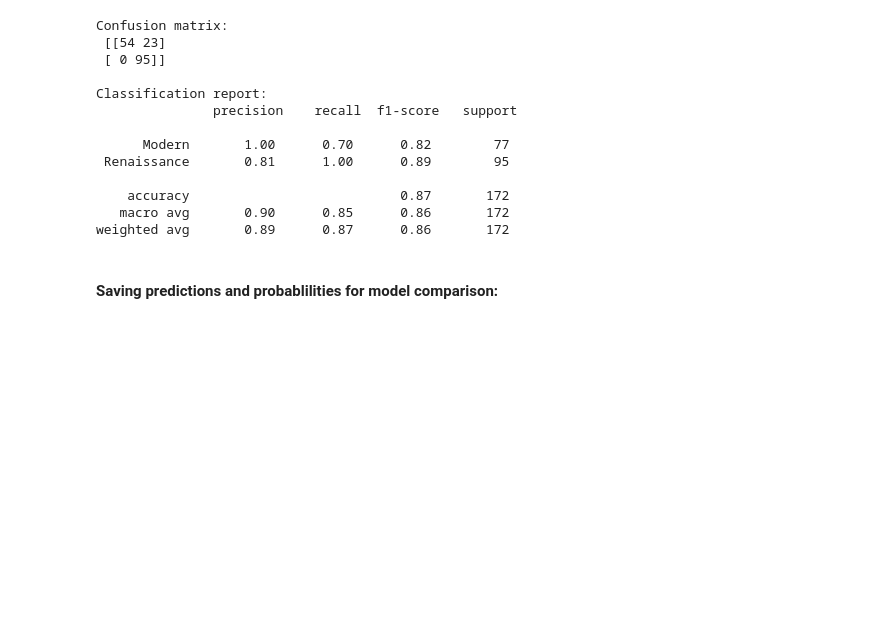
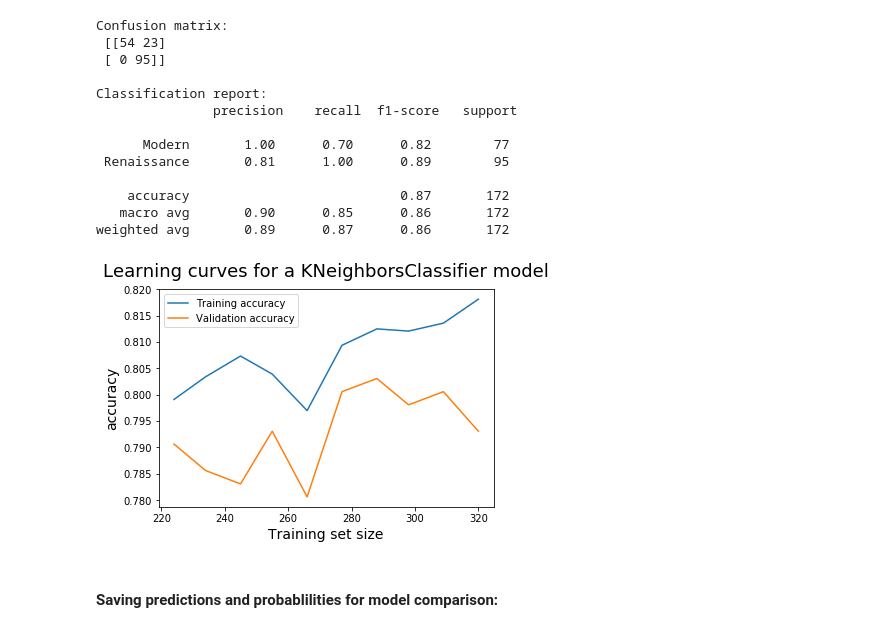
Before and after one commit to MATF-istrazivanje-podataka-1/2023_Data_Mining_Poetry_Dataset, a Jupyter notebook: classification/KNN.ipynb, the cells around one changed output. Saved outputs shown, nothing was run; the diff lists cells and outputs as text; code cells hidden in the pictures; blank space fills up the shorter version.

```diff
--- a/classification/KNN.ipynb
+++ b/classification/KNN.ipynb
@@ -22,6 +23,23 @@ y_train = np.ravel(pd.read_csv('../data/train/y_train.csv'))
 def report(Y, pred):
     print('Confusion matrix: \n', confusion_matrix(Y, pred))
     print('\nClassification report: \n', classification_report(Y, pred, zero_division=True))
+# %%
+def learning_curves(estimator, X, Y, train_sizes, cv, scoring = "accuracy"):
+
+    train_sizes, train_scores, validation_scores = learning_curve(
+    estimator, X, Y, train_sizes = train_sizes, cv = cv, scoring = scoring)
+
+    train_scores_mean = np.mean(train_scores, axis=1)
+    validation_scores_mean = np.mean(validation_scores, axis=1)
+
+    plt.plot(train_sizes, train_scores_mean, label = 'Training ' + scoring)
+    plt.plot(train_sizes, validation_scores_mean, label = 'Validation ' + scoring)
+
+    plt.ylabel(scoring, fontsize = 14)
+    plt.xlabel('Training set size', fontsize = 14)
+    title = 'Learning curves for a ' + str(estimator).split('(')[0] + ' model'
+    plt.title(title, fontsize = 18, y = 1.03)
+    plt.legend()
 # %% [markdown]
 ### Model creating and training:
 # %%
@@ -74,6 +92,10 @@ Classification report:
     accuracy                           0.87       172
    macro avg       0.90      0.85      0.86       172
 weighted avg       0.89      0.87      0.86       172
+# %%
+learning_curves(model, X_train, y_train, np.linspace(0.7, 1.0, 10), 5, scoring = "accuracy")
+# %% [output]
+[figure, added]
 # %% [markdown]
 #### Saving predictions and probablilities for model comparison:
 # %%
```
Also changed, not shown: parts of 1 cell of this notebook, 3 other files.
